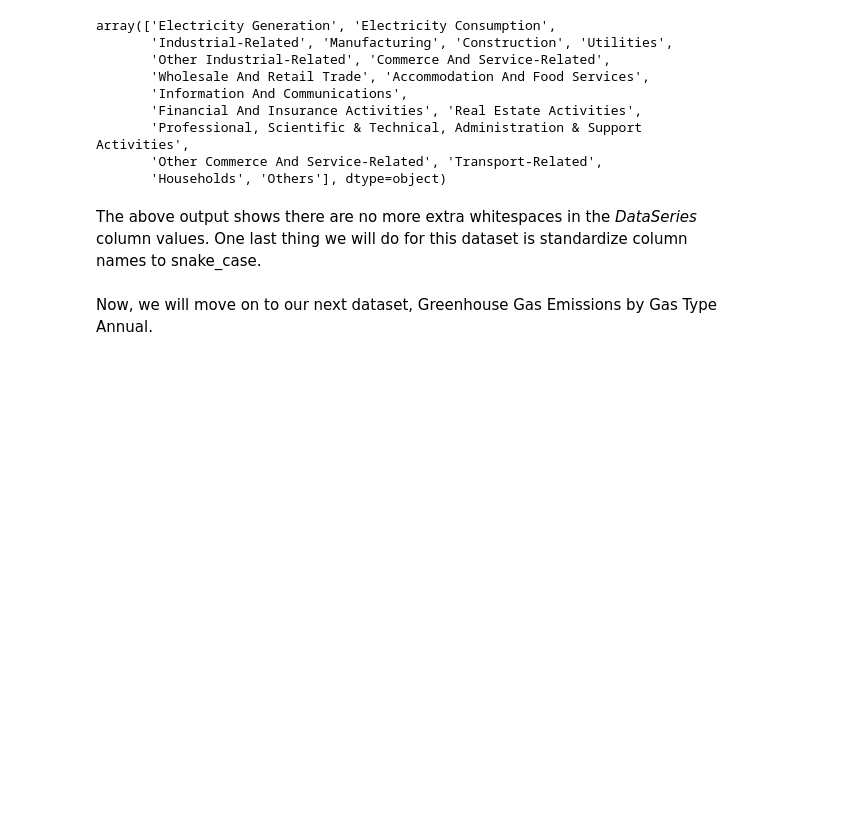
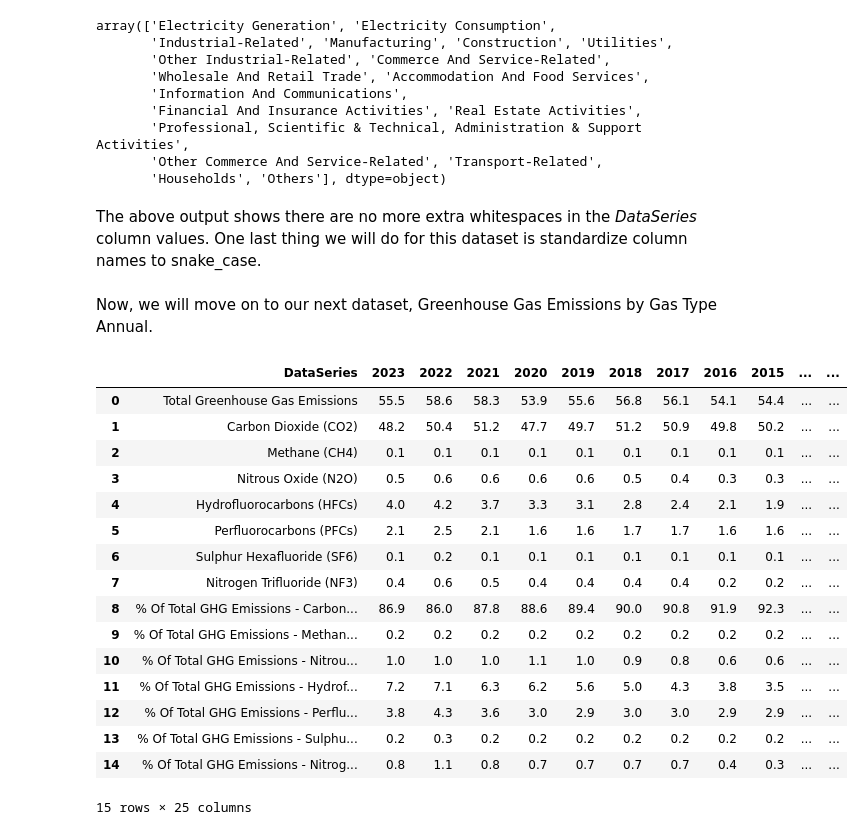
Before and after one commit to ChanKo555/net-zero-emission-data-analytics-project, a Jupyter notebook: Python Notebooks/data_preparation.ipynb, the cells around one changed output. Drawn from its saved outputs; the diff is of its cells as text; code cells hidden in the pictures; blank space fills up the shorter version.

Commit message:
Completed data preparation (2nd commit because forgot to save the notebook)

```diff
--- a/Python Notebooks/data_preparation.ipynb
+++ b/Python Notebooks/data_preparation.ipynb
@@ -328,3 +328,24 @@ elec_gen_and_consump_transformed = elec_gen_and_consump_transformed.rename(
 )
 # %% [markdown]
 Now, we will move on to our next dataset, Greenhouse Gas Emissions by Gas Type Annual.
+# %%
+# View the greenhouse gas emission dataset for data understanding
+ggas_emission_gas_type
+# %% [output]
+|  | DataSeries | 2023 | 2022 | 2021 | 2020 | 2019 | 2018 | 2017 | 2016 | 2015 | ... | ... |
+| 0 | Total Greenhouse Gas Emissions | 55.5 | 58.6 | 58.3 | 53.9 | 55.6 | 56.8 | 56.1 | 54.1 | 54.4 | ... | ... |
+| 1 | Carbon Dioxide (CO2) | 48.2 | 50.4 | 51.2 | 47.7 | 49.7 | 51.2 | 50.9 | 49.8 | 50.2 | ... | ... |
+| 2 | Methane (CH4) | 0.1 | 0.1 | 0.1 | 0.1 | 0.1 | 0.1 | 0.1 | 0.1 | 0.1 | ... | ... |
+| 3 | Nitrous Oxide (N2O) | 0.5 | 0.6 | 0.6 | 0.6 | 0.6 | 0.5 | 0.4 | 0.3 | 0.3 | ... | ... |
+| 4 | Hydrofluorocarbons (HFCs) | 4.0 | 4.2 | 3.7 | 3.3 | 3.1 | 2.8 | 2.4 | 2.1 | 1.9 | ... | ... |
+| 5 | Perfluorocarbons (PFCs) | 2.1 | 2.5 | 2.1 | 1.6 | 1.6 | 1.7 | 1.7 | 1.6 | 1.6 | ... | ... |
+| 6 | Sulphur Hexafluoride (SF6) | 0.1 | 0.2 | 0.1 | 0.1 | 0.1 | 0.1 | 0.1 | 0.1 | 0.1 | ... | ... |
+| 7 | Nitrogen Trifluoride (NF3) | 0.4 | 0.6 | 0.5 | 0.4 | 0.4 | 0.4 | 0.4 | 0.2 | 0.2 | ... | ... |
+| 8 | % Of Total GHG Emissions - Carbon... | 86.9 | 86.0 | 87.8 | 88.6 | 89.4 | 90.0 | 90.8 | 91.9 | 92.3 | ... | ... |
+| 9 | % Of Total GHG Emissions - Methan... | 0.2 | 0.2 | 0.2 | 0.2 | 0.2 | 0.2 | 0.2 | 0.2 | 0.2 | ... | ... |
+| 10 | % Of Total GHG Emissions - Nitrou... | 1.0 | 1.0 | 1.0 | 1.1 | 1.0 | 0.9 | 0.8 | 0.6 | 0.6 | ... | ... |
+| 11 | % Of Total GHG Emissions - Hydrof... | 7.2 | 7.1 | 6.3 | 6.2 | 5.6 | 5.0 | 4.3 | 3.8 | 3.5 | ... | ... |
+| 12 | % Of Total GHG Emissions - Perflu... | 3.8 | 4.3 | 3.6 | 3.0 | 2.9 | 3.0 | 3.0 | 2.9 | 2.9 | ... | ... |
+| 13 | % Of Total GHG Emissions - Sulphu... | 0.2 | 0.3 | 0.2 | 0.2 | 0.2 | 0.2 | 0.2 | 0.2 | 0.2 | ... | ... |
+| 14 | % Of Total GHG Emissions - Nitrog... | 0.8 | 1.1 | 0.8 | 0.7 | 0.7 | 0.7 | 0.7 | 0.4 | 0.3 | ... | ... |
+15 rows × 25 columns
```
Also changed, not shown: parts of 46 cells of this notebook.
